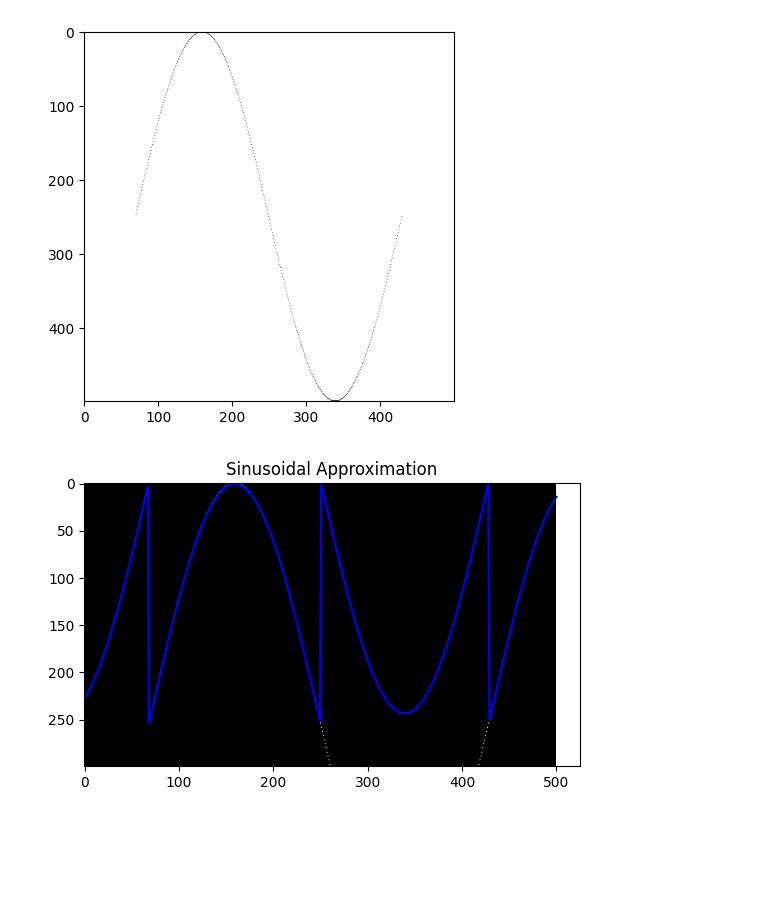
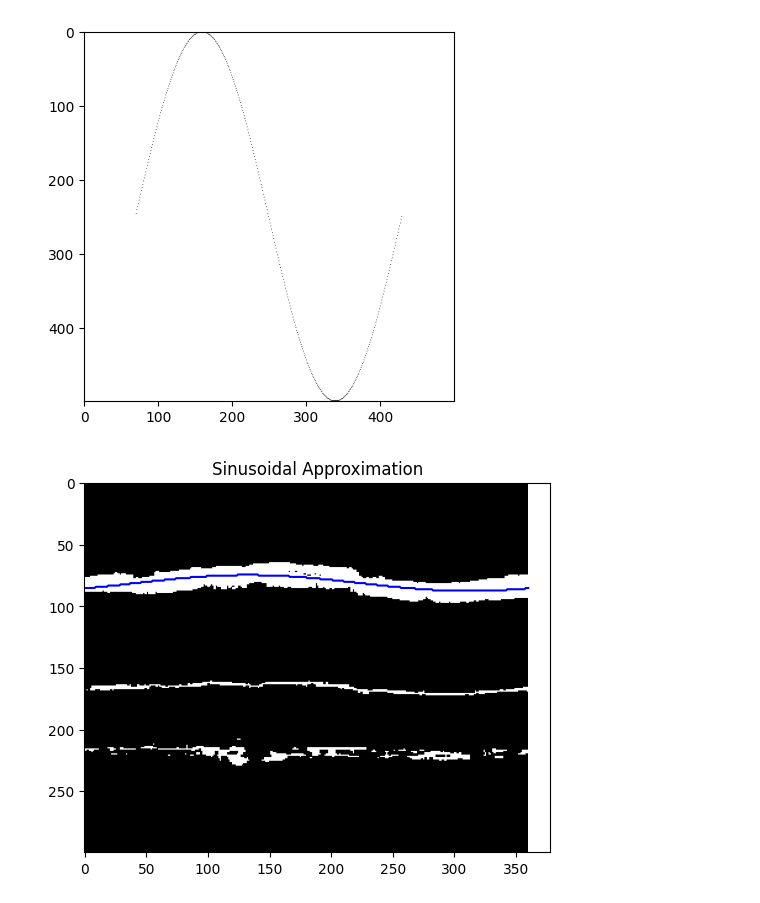
Before and after one commit to need2040/python_solution, a Jupyter notebook: testcompvision/test2.ipynb, the cells around one changed output. Drawn from its saved outputs; the diff is of its cells as text; code cells hidden in the pictures; blank space fills up the shorter version.

```diff
--- a/testcompvision/test2.ipynb
+++ b/testcompvision/test2.ipynb
@@ -70,31 +68,31 @@ def plot_results(image, points, A, phi, C):
     plt.title('Sinusoidal Approximation')
     plt.show()
 # %%
-image_path = r"gettest.png"
+image_path = r"photo12.jpeg"
 initial_image = load_binary_image(image_path, 0, 300)
 initial_image = np.array(initial_image, dtype=float)
 initial_image = np.array(np.abs(initial_image-255)/255,dtype=np.uint8)
 
 arr_with_int = np.where(initial_image.sum(axis =1)!=0)[0]
 binary_image = load_binary_image(image_path, 0, 300)
 binary_image = np.array(binary_image, dtype=float)
 
 binary_image = np.array(np.abs(binary_image-255)/255,dtype=np.uint8)
 
 binary_image[0:20]=0
 binary_image[150:-1]=0
 points = extract_points_from_image(binary_image)
 A, phi, C = fit_sinusoid(points)
 x_fit = np.arange(0,360,2)
 y_fit = np.array(sinusoidal_function(x_fit, A, phi, C), dtype= int)
 
 plt.imshow(initial_image, cmap='gray')
 x_fit = np.linspace(0,initial_image.shape[1], 360)
 y_fit = sinusoidal_function(x_fit, A, phi, C)
 plt.plot(x_fit, np.array(y_fit, dtype='uint8'), color='blue', label=f'Fit: A={A:.2f}, phi={phi:.2f}, C={C:.2f}')
 #plt.legend()
 plt.title('Sinusoidal Approximation')
 plt.show()
 #условная метрика качества
 # %% [output]
-[figure, old version]
+[figure, new version]
```
Also changed, not shown: parts of 1 cell of this notebook, 11 other files.
